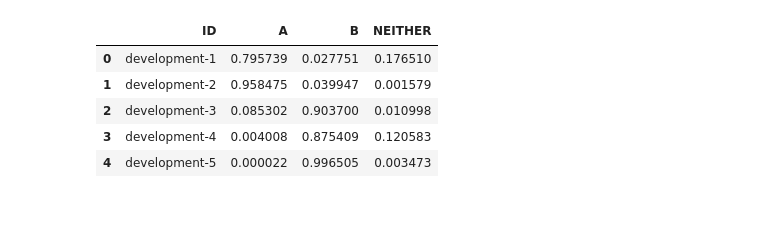
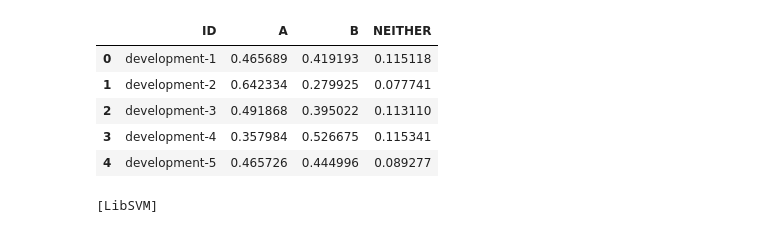
Before and after one commit to bxclib2/kaggle-gender-coref, a Jupyter notebook: part3_base_line_model.ipynb, the cells around one changed output. Cells and saved outputs as stored; diff of their text form; code cells hidden in the pictures.

```diff
--- a/part3_base_line_model.ipynb
+++ b/part3_base_line_model.ipynb
@@ -68,0 +79,31 @@ pred = clf.predict_proba(X_test)
+# %%
+import lightgbm as lgb
+# create dataset for lightgbm
+lgb_train = lgb.Dataset(X_train, y_train)
+lgb_eval = lgb.Dataset(X_valid, y_valid, reference=lgb_train)
+
+# specify your configurations as a dict
+params = {
+    'boosting_type': 'gbdt',
+    'objective': 'multiclass',
+    'num_class':3,
+    'metric': 'multi_logloss',
+    'num_leaves': 31,
+    'learning_rate': 0.05,
+    'feature_fraction': 0.9,
+    'bagging_fraction': 0.8,
+    'bagging_freq': 5,
+    'verbose': 0
+}
+
+print('Starting training...')
+# train
+gbm = lgb.train(params,
+                lgb_train,
+                num_boost_round=20,
+                valid_sets=lgb_eval,
+                early_stopping_rounds=5)
+
+print('Saving model...')
+# save model to file
+gbm.save_model('./temp_result/model_gbdt')
@@ -69,13 +129,14 @@ pred = clf.predict_proba(X_test)
 # %%
+pred_gbdt = gbm.predict(X_test)
 sub_df = pd.read_csv("./test_and_submit/sample_submission_stage_1.csv")
-sub_df.loc[:, ['A','B','NEITHER']] = pred
+sub_df.loc[:, ['A','B','NEITHER']] = pred_gbdt
+
+sub_df.head()
+# %% [output]
+|  | ID | A | B | NEITHER |
+| 0 | development-1 | 0.465689 | 0.419193 | 0.115118 |
+| 1 | development-2 | 0.642334 | 0.279925 | 0.077741 |
+| 2 | development-3 | 0.491868 | 0.395022 | 0.113110 |
+| 3 | development-4 | 0.357984 | 0.526675 | 0.115341 |
+| 4 | development-5 | 0.465726 | 0.444996 | 0.089277 |
-# %%
-sub_df.head()
-# %% [output]
-|  | ID | A | B | NEITHER |
-| 0 | development-1 | 0.795739 | 0.027751 | 0.176510 |
-| 1 | development-2 | 0.958475 | 0.039947 | 0.001579 |
-| 2 | development-3 | 0.085302 | 0.903700 | 0.010998 |
-| 3 | development-4 | 0.004008 | 0.875409 | 0.120583 |
-| 4 | development-5 | 0.000022 | 0.996505 | 0.003473 |
 # %%
@@ -83,0 +144,11 @@ sub_df.to_csv("./test_and_submit/submission@"+str(datetime.datetime.now())+".csv
+# %%
+from sklearn.svm import SVC
+svm = SVC(C = 7.0,verbose=True,probability = True,gamma = "scale").fit(X_train, y_train)
+
+
+pred_svm = svm.predict_proba(X_test)
+
+sub_df = pd.read_csv("./test_and_submit/sample_submission_stage_1.csv")
+sub_df.loc[:, ['A','B','NEITHER']] = pred_svm
+# %% [output]
+[LibSVM]
```
Also changed, not shown: parts of 9 cells of this notebook.
